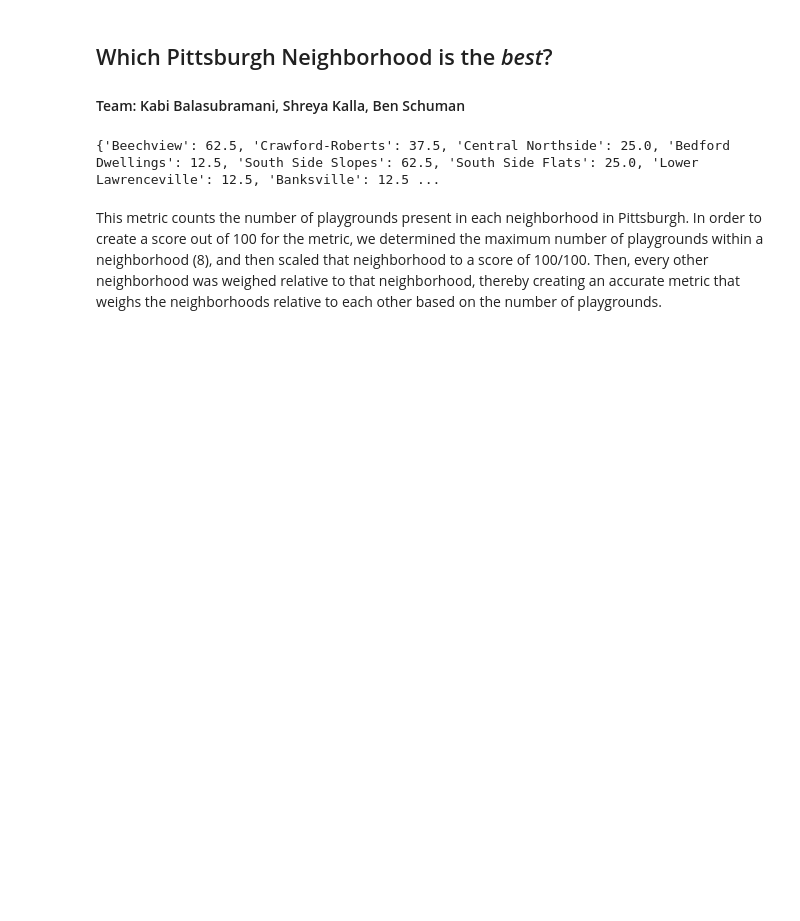
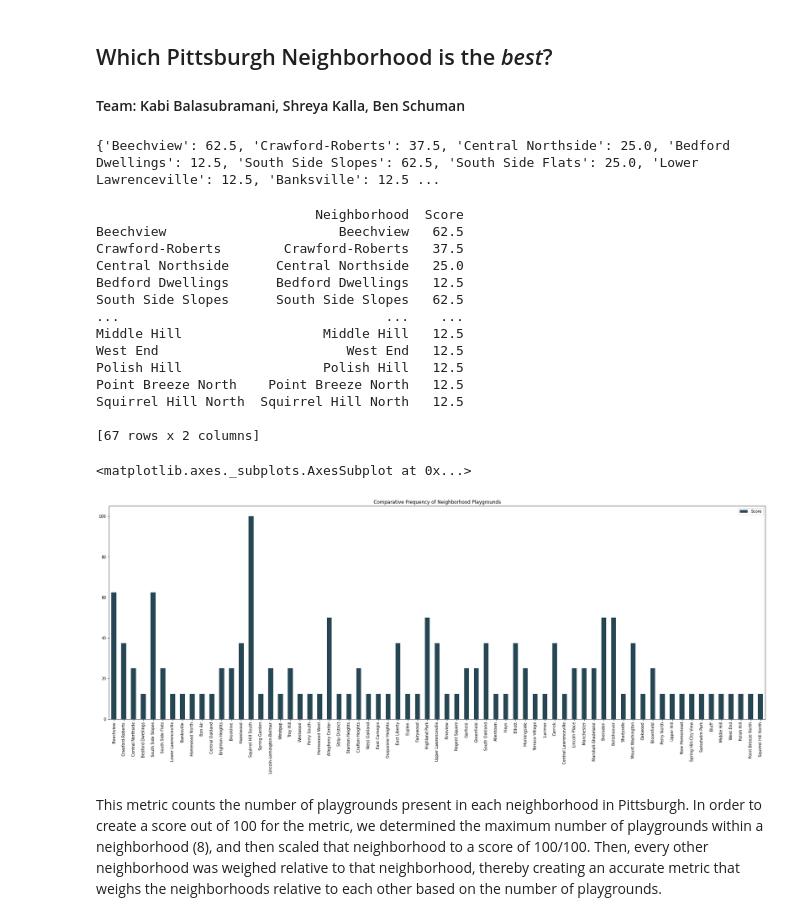
Before and after one commit to Kabi22/Big-Ideas-Final-Project, a Jupyter notebook: Results_Combined.ipynb, the cells around one changed output. Cells and saved outputs as stored; diff of their text form; code cells hidden in the pictures; blank space fills up the shorter version.

Commit message:
updated results with chart for playgrounds

```diff
--- a/Results_Combined.ipynb
+++ b/Results_Combined.ipynb
@@ -8,6 +9,27 @@ playgrounds_dict = pickle.load(open('playground_results.pkl', 'rb'))
 print(playgrounds_dict)
 # %% [output]
 {'Beechview': 62.5, 'Crawford-Roberts': 37.5, 'Central Northside': 25.0, 'Bedford Dwellings': 12.5, 'South Side Slopes': 62.5, 'South Side Flats': 25.0, 'Lower Lawrenceville': 12.5, 'Banksville': 12.5 ...
+# %%
+pg_df = pd.DataFrame(list(playgrounds_dict.items()), columns = ['Neighborhood', 'Score'], index = playgrounds_dict.keys())
+print(pg_df)
+pg_df.plot.bar(figsize=(30,10), color="#264653", title="Comparative Frequency of Neighborhood Playgrounds")
+# %% [output]
+                            Neighborhood  Score
+Beechview                      Beechview   62.5
+Crawford-Roberts        Crawford-Roberts   37.5
+Central Northside      Central Northside   25.0
+Bedford Dwellings      Bedford Dwellings   12.5
+South Side Slopes      South Side Slopes   62.5
+...                                  ...    ...
+Middle Hill                  Middle Hill   12.5
+West End                        West End   12.5
+Polish Hill                  Polish Hill   12.5
+Point Breeze North    Point Breeze North   12.5
+Squirrel Hill North  Squirrel Hill North   12.5
+
+[67 rows x 2 columns]
+<matplotlib.axes._subplots.AxesSubplot at 0x...>
+[figure, added]
 # %% [markdown]
 This metric counts the number of playgrounds present in each neighborhood in Pittsburgh.  In order to create a score out of 100 for the metric, we determined the maximum number of playgrounds within a neighborhood (8), and then scaled that neighborhood to a score of 100/100.  Then, every other neighborhood was weighed relative to that neighborhood, thereby creating an accurate metric that weighs the neighborhoods relative to each other based on the number of playgrounds.
 # %%
```
Also changed, not shown: parts of 2 cells of this notebook.
